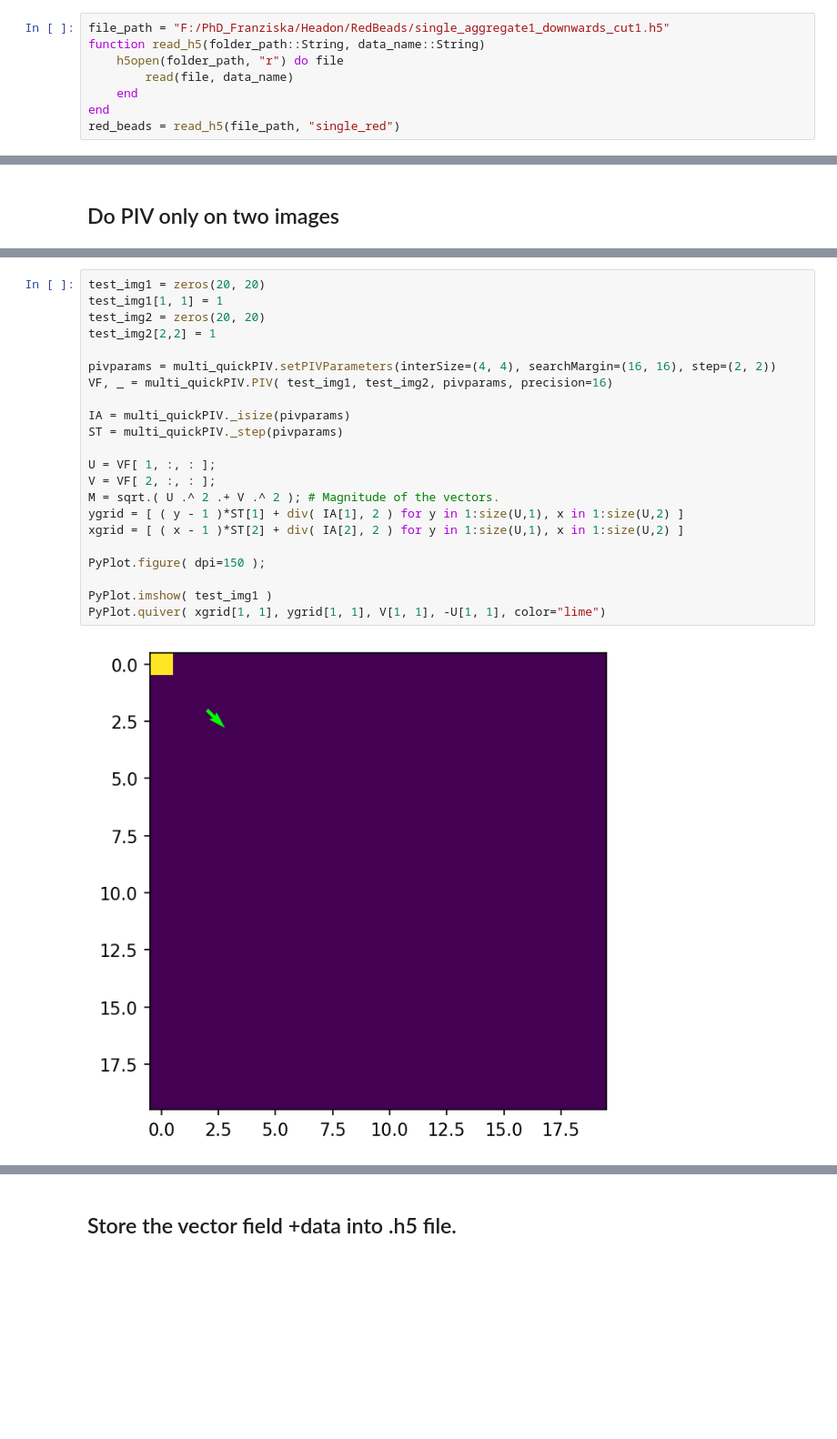
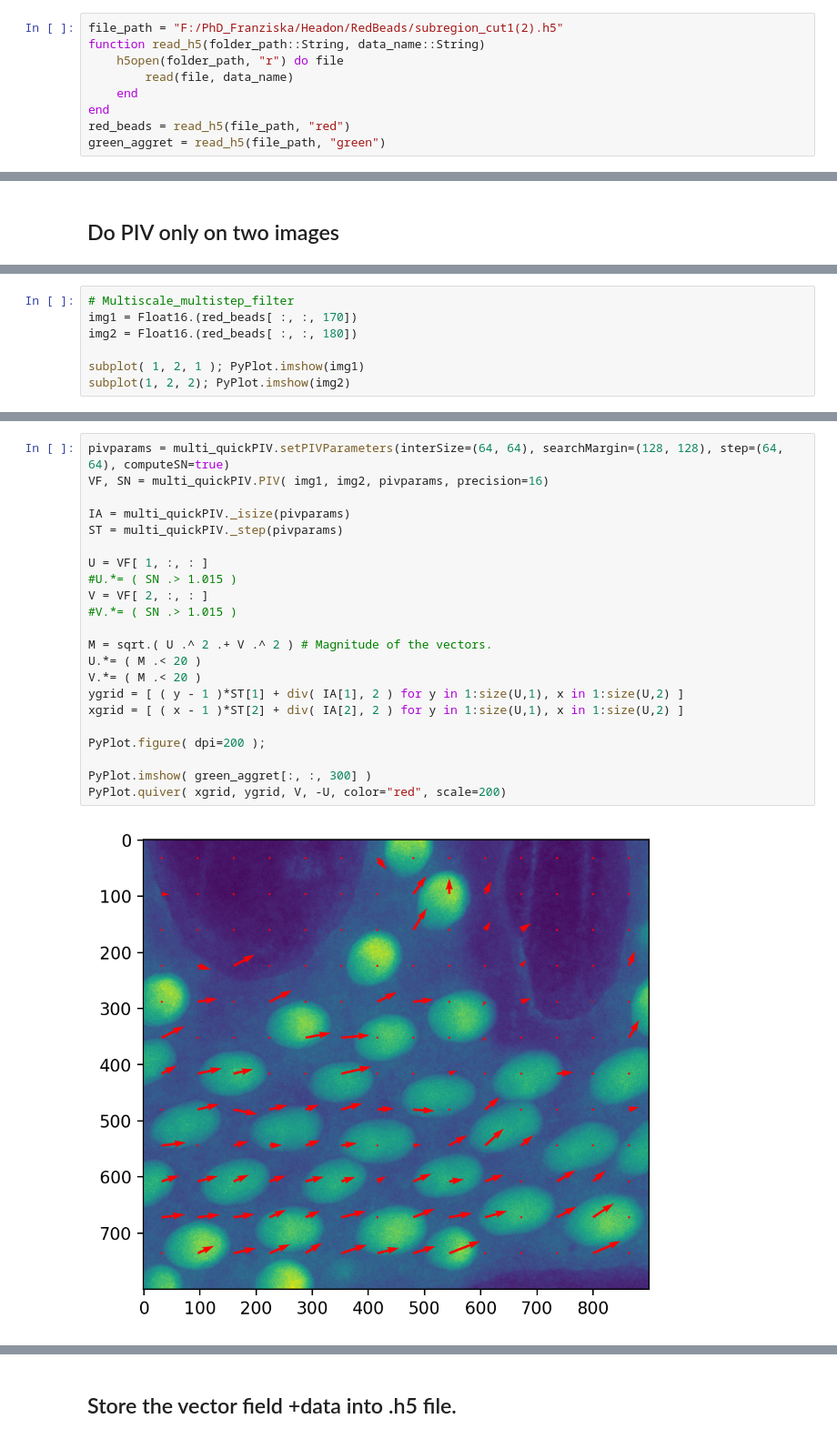
Before and after one commit to rzhou-space/PIV_analysis_headon_data, a Jupyter notebook: RedBeads/RedBeads_PIV.ipynb, the cells around one changed output, grey strips where cells are left out. Shown at 91% size. Drawn from its saved outputs; the diff is of its cells as text; blank space fills up the shorter version.

```diff
--- a/RedBeads/RedBeads_PIV.ipynb
+++ b/RedBeads/RedBeads_PIV.ipynb
@@ -13,9 +19,10 @@ using multi_quickPIV
 # %%
-file_path = "F:/PhD_Franziska/Headon/RedBeads/single_aggregate1_downwards_cut1.h5"
+file_path = "F:/PhD_Franziska/Headon/RedBeads/subregion_cut1(2).h5"
 function read_h5(folder_path::String, data_name::String)
     h5open(folder_path, "r") do file
         read(file, data_name)
     end
 end
-red_beads = read_h5(file_path, "single_red")
+red_beads = read_h5(file_path, "red")
+green_aggret = read_h5(file_path, "green")
 # %% [output]
@@ -54,0 +60,7 @@ function index_non_blank(img1::Matrix{Float16})
+# %%
+# Multiscale_multistep_filter
+img1 = Float16.(red_beads[ :, :, 170])
+img2 = Float16.(red_beads[ :, :, 180])
+
+subplot( 1, 2, 1 ); PyPlot.imshow(img1)
+subplot(1, 2, 2); PyPlot.imshow(img2)
@@ -55,25 +70,25 @@ function index_non_blank(img1::Matrix{Float16})
 # %%
-test_img1 = zeros(20, 20)
-test_img1[1, 1] = 1
-test_img2 = zeros(20, 20)
-test_img2[2,2] = 1
-
-pivparams = multi_quickPIV.setPIVParameters(interSize=(4, 4), searchMargin=(16, 16), step=(2, 2))
-VF, _ = multi_quickPIV.PIV( test_img1, test_img2, pivparams, precision=16)
+pivparams = multi_quickPIV.setPIVParameters(interSize=(64, 64), searchMargin=(128, 128), step=(64, 64), computeSN=true)
+VF, SN = multi_quickPIV.PIV( img1, img2, pivparams, precision=16)
 
 IA = multi_quickPIV._isize(pivparams)
 ST = multi_quickPIV._step(pivparams)
 
-U = VF[ 1, :, : ];
-V = VF[ 2, :, : ];
-M = sqrt.( U .^ 2 .+ V .^ 2 ); # Magnitude of the vectors.
+U = VF[ 1, :, : ]
+#U.*= ( SN .> 1.015 )
+V = VF[ 2, :, : ]
+#V.*= ( SN .> 1.015 )
+
+M = sqrt.( U .^ 2 .+ V .^ 2 ) # Magnitude of the vectors.
+U.*= ( M .< 20 )
+V.*= ( M .< 20 )
 ygrid = [ ( y - 1 )*ST[1] + div( IA[1], 2 ) for y in 1:size(U,1), x in 1:size(U,2) ]
 xgrid = [ ( x - 1 )*ST[2] + div( IA[2], 2 ) for y in 1:size(U,1), x in 1:size(U,2) ]
 
-PyPlot.figure( dpi=150 );
+PyPlot.figure( dpi=200 );
 
-PyPlot.imshow( test_img1 )
-PyPlot.quiver( xgrid[1, 1], ygrid[1, 1], V[1, 1], -U[1, 1], color="lime")
+PyPlot.imshow( green_aggret[:, :, 300] )
+PyPlot.quiver( xgrid, ygrid, V, -U, color="red", scale=200)
 # %% [output]
-[figure, old version]
+[figure, new version]
 PyObject <matplotlib.quiver.Quiver object at 0x...>
```
Also changed, not shown: parts of 13 cells of this notebook.
